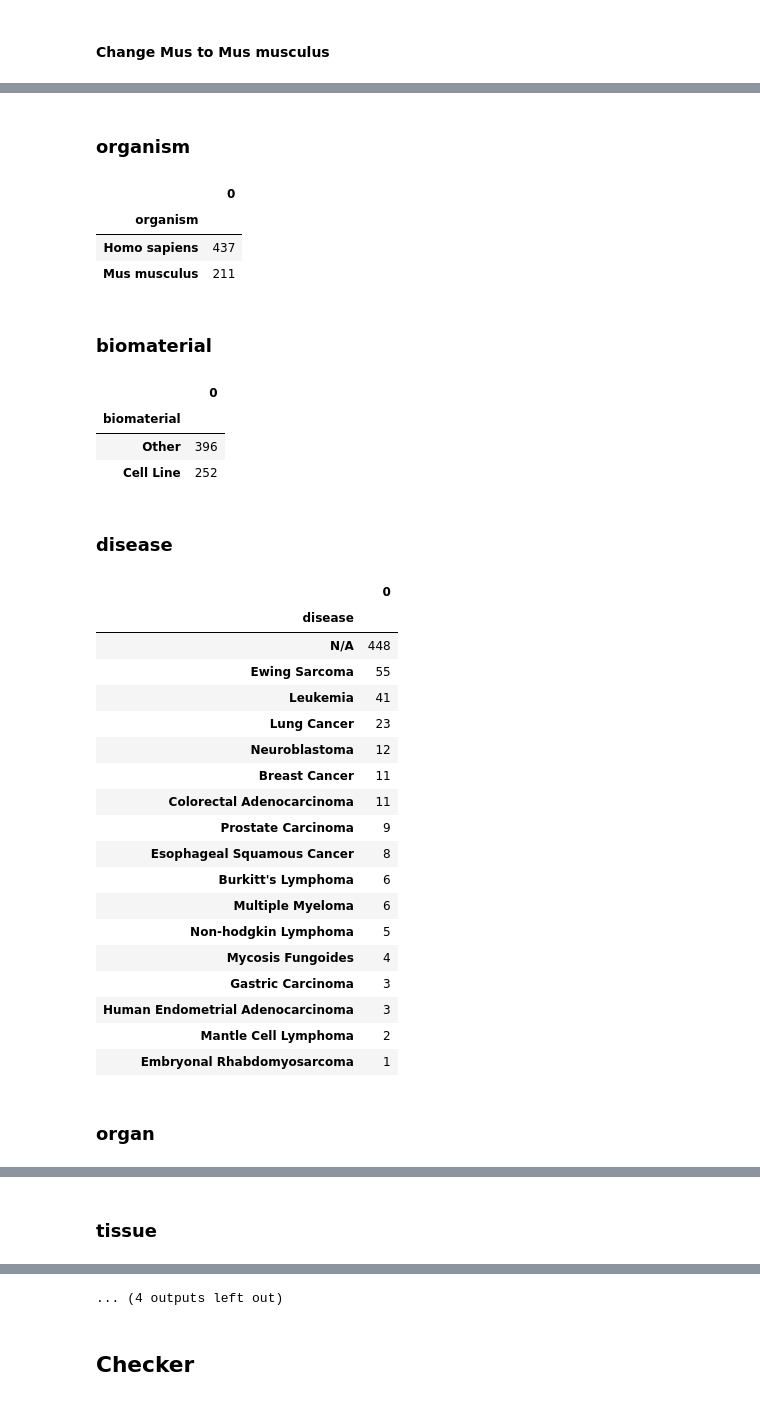
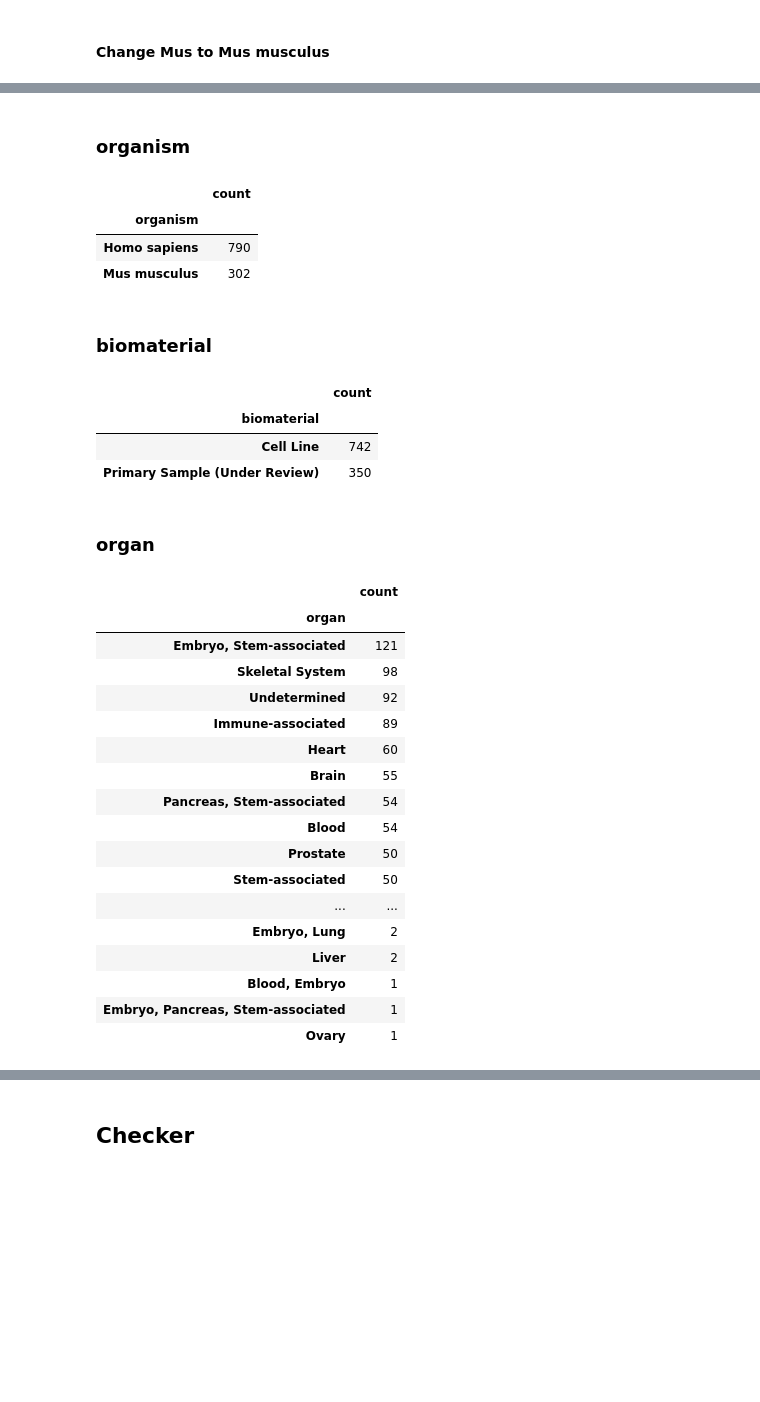
Before and after one commit to ay-lab-team/GEO-Resources, a Jupyter notebook: scripts/geo_celltypes/gsm_to_celltype_metadata.ipynb, the cells around one changed output, grey strips where cells are left out. Cells and saved outputs as stored; diff of their text form; code cells hidden in the pictures; blank space fills up the shorter version.

```diff
--- a/scripts/geo_celltypes/gsm_to_celltype_metadata.ipynb
+++ b/scripts/geo_celltypes/gsm_to_celltype_metadata.ipynb
@@ -256,0 +523,2 @@ cell_type_df = pd.DataFrame(celltype_metadata, columns=cols)
+# %%
+cell_type_df = pd.concat([shared_gsm_cell_type_df, only_gsm_cell_type_df])
@@ -259,6 +529,7 @@ cell_type_df = pd.DataFrame(celltype_metadata, columns=cols)
 # %%
 cell_type_df.loc[cell_type_df.disease.isna(), 'disease'] = 'N/A'
 cell_type_df.loc[cell_type_df.organ.isna(), 'organ'] = 'Undetermined'
+cell_type_df.loc[cell_type_df.organ == '', 'organ'] = 'Undetermined'
 cell_type_df.loc[cell_type_df.tissue.isna(), 'tissue'] = 'Undetermined'
 cell_type_df.loc[cell_type_df.celltype.isna(), 'celltype'] = 'Undetermined'
 cell_type_df.loc[(cell_type_df.strain.isna()) & (cell_type_df.organism == "Homo sapiens"), 'strain'] = 'N/A'
@@ -269,4 +540,4 @@ cell_type_df.loc[cell_type_df.age.isna(), 'race'] = 'Undetermined'
 # %% [markdown]
 #### Change Mus to Mus musculus
 # %%
-cell_type_df.loc[:, 'organism'] = cell_type_df.loc[:, 'organism'].str.replace('^Mus$', 'Mus musculus')
+cell_type_df.loc[:, 'organism'] = cell_type_df.loc[:, 'organism'].str.replace('^Mus$', 'Mus musculus', regex=True)
@@ -290,40 +552,41 @@ review_cols = ['organism',
                'celltype',
                'strain',
                'sex']
+review_cols_simple = ['organism',
+               'biomaterial',
+               'organ']
 # %%
-for col in review_cols:
+for col in review_cols_simple:
     tdf = cell_type_df.value_counts(col)
     display(HTML('<h3>{}</h3>'.format(col)))
     display(tdf.to_frame())
 # %% [output]
 organism
-|  | 0 |
+|  | count |
 | organism |  |
-| Homo sapiens | 437 |
-| Mus musculus | 211 |
+| Homo sapiens | 790 |
+| Mus musculus | 302 |
 biomaterial
-|  | 0 |
+|  | count |
 | biomaterial |  |
-| Other | 396 |
-| Cell Line | 252 |
+| Cell Line | 742 |
+| Primary Sample (Under Review) | 350 |
-disease
+organ
-|  | 0 |
-| disease |  |
-| N/A | 448 |
-| Ewing Sarcoma | 55 |
-| Leukemia | 41 |
-| Lung Cancer | 23 |
-| Neuroblastoma | 12 |
-| Breast Cancer | 11 |
-| Colorectal Adenocarcinoma | 11 |
-| Prostate Carcinoma | 9 |
-| Esophageal Squamous Cancer | 8 |
-| Burkitt's Lymphoma | 6 |
-| Multiple Myeloma | 6 |
-| Non-hodgkin Lymphoma | 5 |
-| Mycosis Fungoides | 4 |
-| Gastric Carcinoma | 3 |
-| Human Endometrial Adenocarcinoma | 3 |
-| Mantle Cell Lymphoma | 2 |
-| Embryonal Rhabdomyosarcoma | 1 |
+|  | count |
+| organ |  |
+| Embryo, Stem-associated | 121 |
+| Skeletal System | 98 |
+| Undetermined | 92 |
+| Immune-associated | 89 |
+| Heart | 60 |
+| Brain | 55 |
+| Pancreas, Stem-associated | 54 |
+| Blood | 54 |
+| Prostate | 50 |
+| Stem-associated | 50 |
+| ... | ... |
+| Embryo, Lung | 2 |
+| Liver | 2 |
+| Blood, Embryo | 1 |
+| Embryo, Pancreas, Stem-associated | 1 |
+| Ovary | 1 |
-organ
@@ -348 +592,0 @@ organ
-tissue
@@ -386,4 +593,3 @@ celltype
-... (4 outputs left out)
 # %% [markdown]
 ## Checker
 # %%
```
Also changed, not shown: parts of 38 cells of this notebook, 1 other file.
